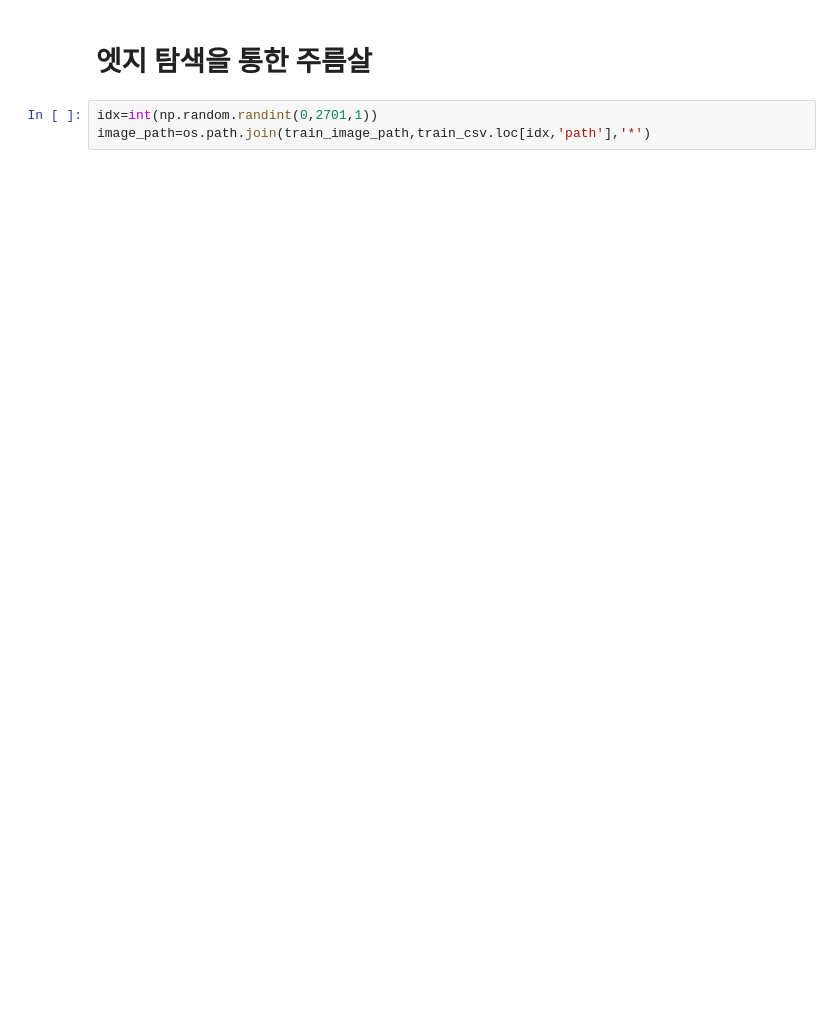
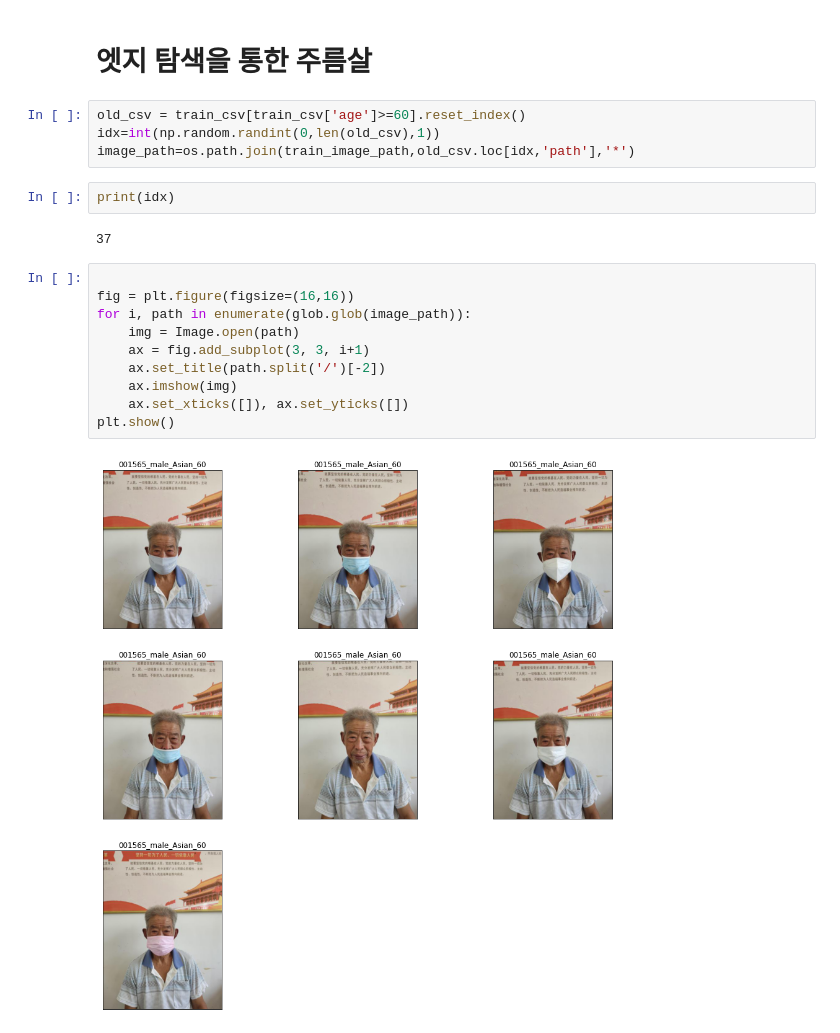
Before and after one commit to boostcampaitech2/image-classification-level1-20, a Jupyter notebook: T2232/EDA.ipynb, the cells around one changed output. Cells and saved outputs as stored; diff of their text form; blank space fills up the shorter version.

```diff
--- a/T2232/EDA.ipynb
+++ b/T2232/EDA.ipynb
@@ -225,6 +226,23 @@ plt.show()
 # %% [markdown]
 # 엣지 탐색을 통한 주름살
 # %%
-idx=int(np.random.randint(0,2701,1))
-image_path=os.path.join(train_image_path,train_csv.loc[idx,'path'],'*')
+old_csv = train_csv[train_csv['age']>=60].reset_index()
+idx=int(np.random.randint(0,len(old_csv),1))
+image_path=os.path.join(train_image_path,old_csv.loc[idx,'path'],'*')
+# %%
+print(idx)
+# %% [output]
+37
+# %%
+
+fig = plt.figure(figsize=(16,16))
+for i, path in enumerate(glob.glob(image_path)):
+    img = Image.open(path)
+    ax = fig.add_subplot(3, 3, i+1)
+    ax.set_title(path.split('/')[-2])
+    ax.imshow(img)
+    ax.set_xticks([]), ax.set_yticks([])
+plt.show()
+# %% [output]
+[figure, added]
 # %%
```
Also changed, not shown: parts of 8 cells of this notebook.
